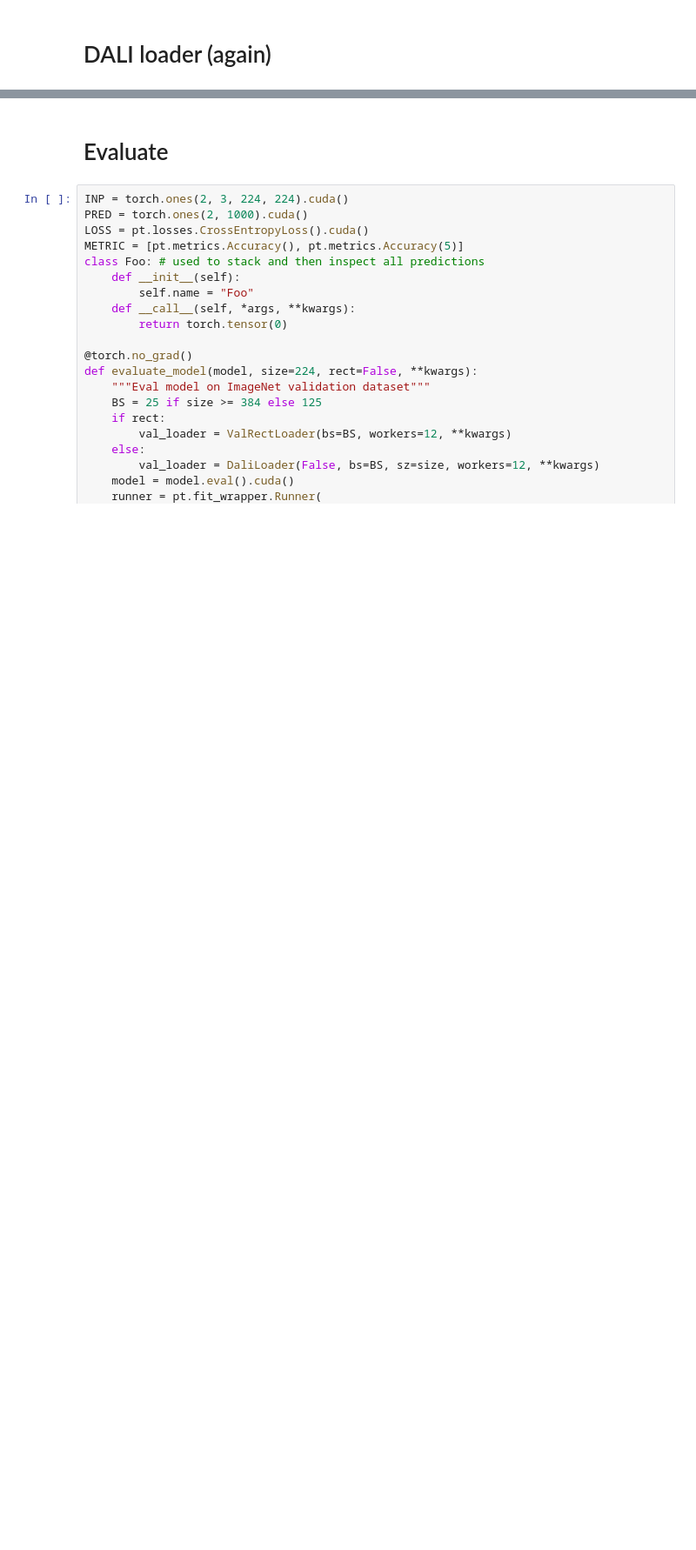
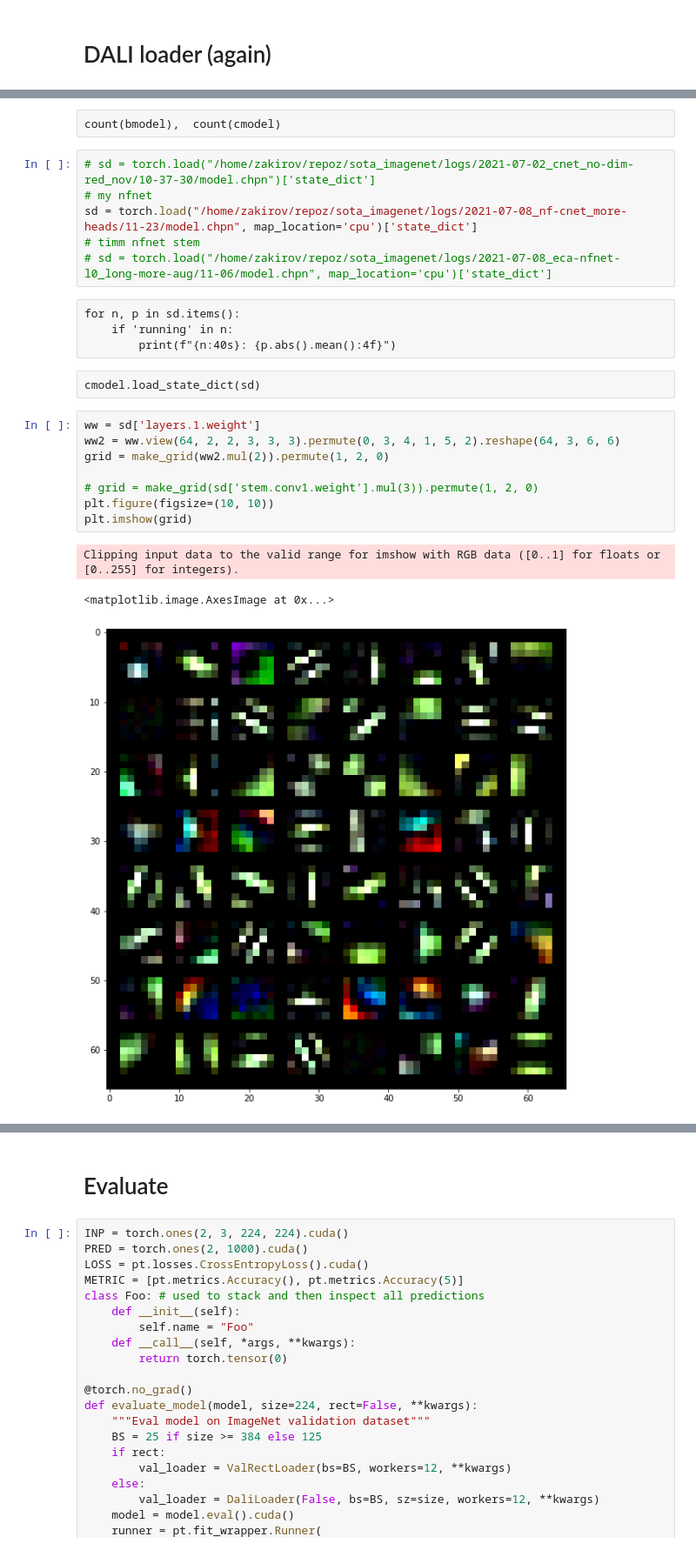
Before and after one commit to bonlime/sota_imagenet, a Jupyter notebook: eval.ipynb, the cells around one changed output, grey strips where cells are left out. Shown at 87% size. Saved outputs shown, nothing was run; the diff lists cells and outputs as text; blank space fills up the shorter version.

```diff
--- a/eval.ipynb
+++ b/eval.ipynb
@@ -139,0 +347,26 @@ getattr(cfg, "image_size")
+# %% [raw]
+count(bmodel),  count(cmodel)
+# %%
+# sd = torch.load("/home/zakirov/repoz/sota_imagenet/logs/2021-07-02_cnet_no-dim-red_nov/10-37-30/model.chpn")['state_dict']
+# my nfnet
+sd = torch.load("/home/zakirov/repoz/sota_imagenet/logs/2021-07-08_nf-cnet_more-heads/11-23/model.chpn", map_location='cpu')['state_dict']
+# timm nfnet stem
+# sd = torch.load("/home/zakirov/repoz/sota_imagenet/logs/2021-07-08_eca-nfnet-l0_long-more-aug/11-06/model.chpn", map_location='cpu')['state_dict']
+# %% [raw]
+for n, p in sd.items():
+    if 'running' in n:
+        print(f"{n:40s}: {p.abs().mean():4f}")
+# %% [raw]
+cmodel.load_state_dict(sd)
+# %%
+ww = sd['layers.1.weight']
+ww2 = ww.view(64, 2, 2, 3, 3, 3).permute(0, 3, 4, 1, 5, 2).reshape(64, 3, 6, 6)
+grid = make_grid(ww2.mul(2)).permute(1, 2, 0)
+
+# grid = make_grid(sd['stem.conv1.weight'].mul(3)).permute(1, 2, 0)
+plt.figure(figsize=(10, 10))
+plt.imshow(grid)
+# %% [output]
+Clipping input data to the valid range for imshow with RGB data ([0..1] for floats or [0..255] for integers).
+<matplotlib.image.AxesImage at 0x...>
+[figure, added]
```
Also changed, not shown: parts of 210 cells of this notebook.
